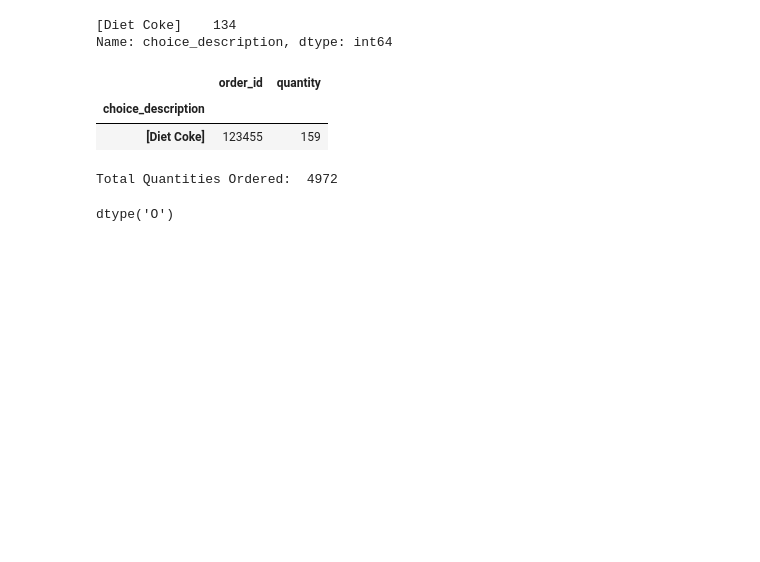
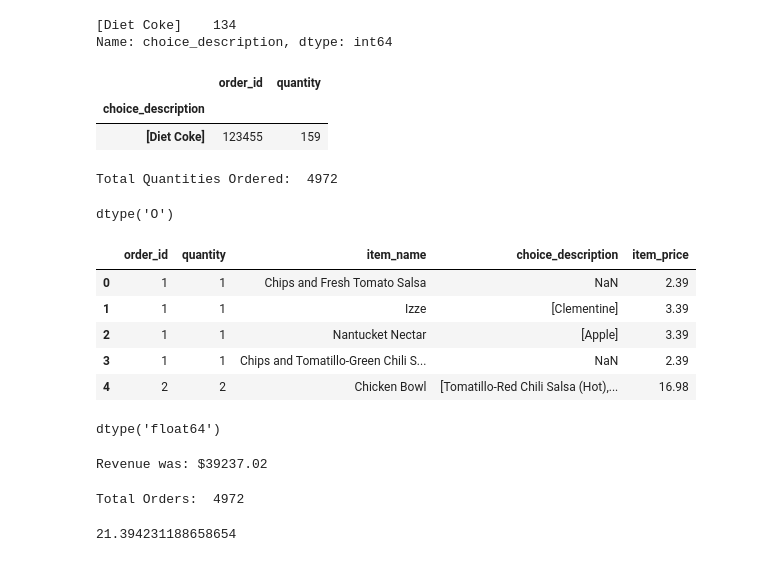
Before and after one commit to rohandawar/pandaspractise, a Jupyter notebook: Pandas_cipotle.ipynb, the cells around one changed output. Saved outputs shown, nothing was run; the diff lists cells and outputs as text; code cells hidden in the pictures; blank space fills up the shorter version.

```diff
--- a/Pandas_cipotle.ipynb
+++ b/Pandas_cipotle.ipynb
@@ -148,3 +148,33 @@ Total Quantities Ordered:  4972
 chipo.item_price.dtype
 # %% [output]
 dtype('O')
+# %%
+#Create a lambda function and change the type of item price
+dollarizer = lambda x:float(x[1:-1])
+chipo['item_price'] = chipo['item_price'].apply(dollarizer)
+# %%
+chipo.head()
+# %% [output]
+|  | order_id | quantity | item_name | choice_description | item_price |
+| 0 | 1 | 1 | Chips and Fresh Tomato Salsa | NaN | 2.39 |
+| 1 | 1 | 1 | Izze | [Clementine] | 3.39 |
+| 2 | 1 | 1 | Nantucket Nectar | [Apple] | 3.39 |
+| 3 | 1 | 1 | Chips and Tomatillo-Green Chili S... | NaN | 2.39 |
+| 4 | 2 | 2 | Chicken Bowl | [Tomatillo-Red Chili Salsa (Hot),... | 16.98 |
+# %%
+#Check the item price type
+chipo.item_price.dtype
+# %% [output]
+dtype('float64')
+# %%
+#How much was the revenue for the period in the dataset
+revenue = (chipo['quantity'] * chipo['item_price']).sum()
+print('Revenue was: $' + str(np.round(revenue,2)))
+# %% [output]
+Revenue was: $39237.02
+# %%
+#How many orders were made in the period
+orders = chipo['quantity'].sum()
+print('Total Orders: ', orders)
+# %% [output]
+Total Orders:  4972
@@ -150,0 +186,7 @@ dtype('O')
+# %%
+#What is the average revenue amount per order?
+chipo['revenue'] = chipo['quantity'] * chipo['item_price']
+order_grouped = chipo.groupby(by=['order_id']).sum()
+order_grouped.mean()['revenue']
+# %% [output]
+21.394231188658654
```
Also changed, not shown: parts of 4 cells of this notebook.
